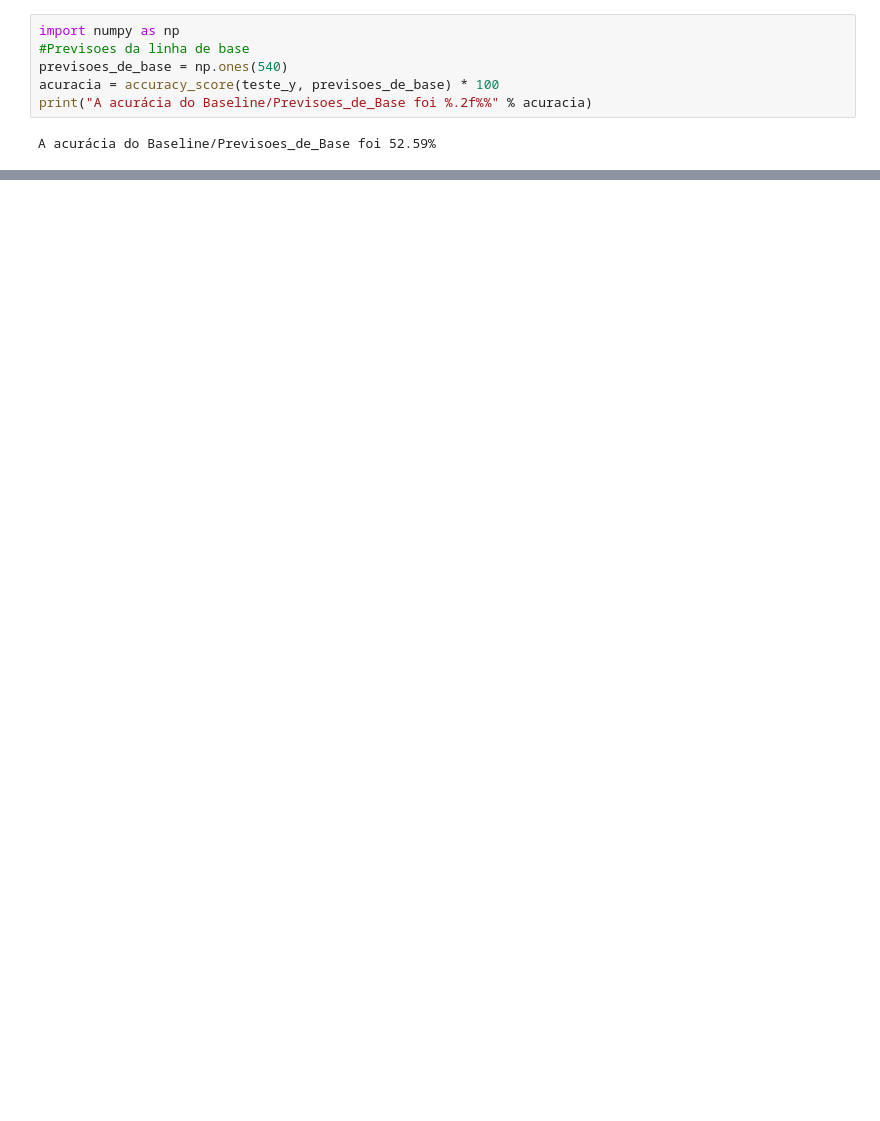
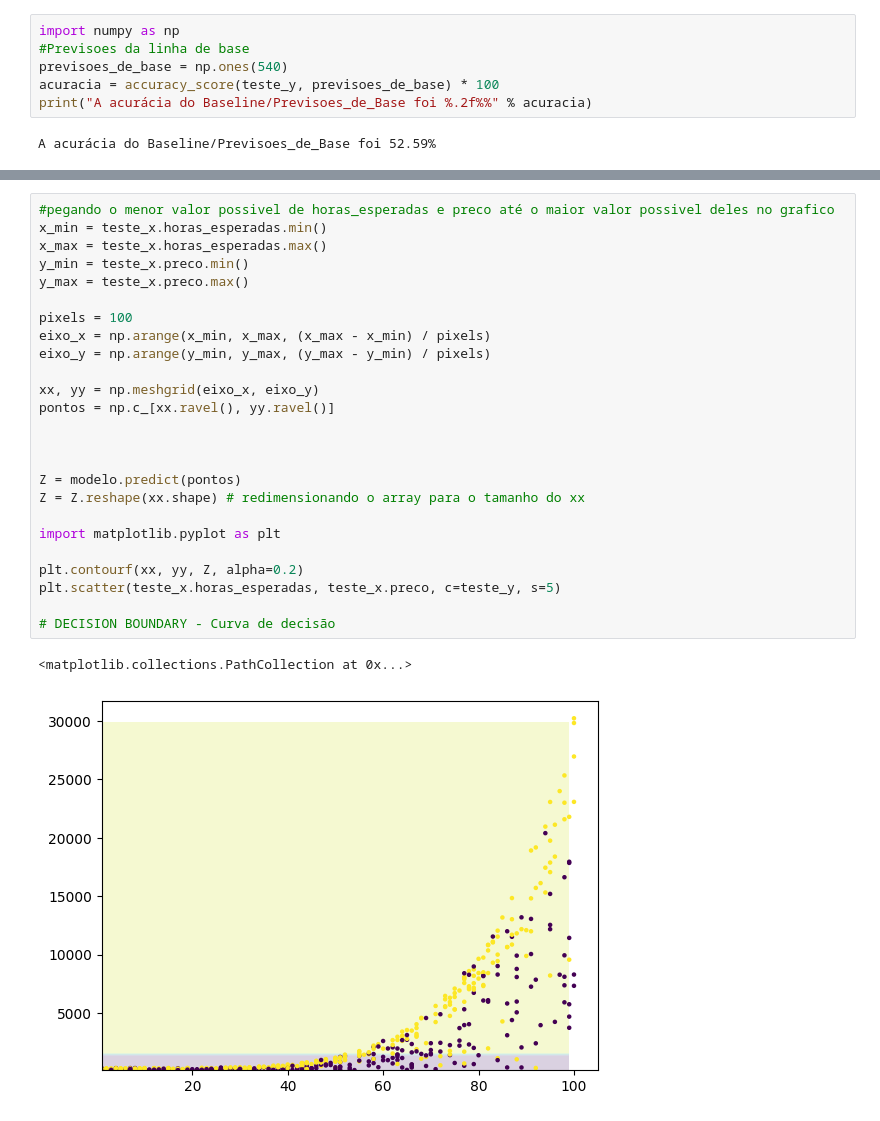
Before and after one commit to Madtheusss/Machine_Learning_SKLearn, a Jupyter notebook: Introducao_a_Machine_Learning_Projeto_3.ipynb, the cells around one changed output, grey strips where cells are left out. Saved outputs shown, nothing was run; the diff lists cells and outputs as text; blank space fills up the shorter version.

```diff
--- a/Introducao_a_Machine_Learning_Projeto_3.ipynb
+++ b/Introducao_a_Machine_Learning_Projeto_3.ipynb
@@ -128,0 +209,28 @@ A acurácia do Baseline/Previsoes_de_Base foi 52.59%
+# %%
+#pegando o menor valor possivel de horas_esperadas e preco até o maior valor possivel deles no grafico
+x_min = teste_x.horas_esperadas.min()
+x_max = teste_x.horas_esperadas.max()
+y_min = teste_x.preco.min()
+y_max = teste_x.preco.max()
+
+pixels = 100
+eixo_x = np.arange(x_min, x_max, (x_max - x_min) / pixels)
+eixo_y = np.arange(y_min, y_max, (y_max - y_min) / pixels)
+
+xx, yy = np.meshgrid(eixo_x, eixo_y)
+pontos = np.c_[xx.ravel(), yy.ravel()]
+
+
+
+Z = modelo.predict(pontos)
+Z = Z.reshape(xx.shape) # redimensionando o array para o tamanho do xx
+
+import matplotlib.pyplot as plt
+
+plt.contourf(xx, yy, Z, alpha=0.2)
+plt.scatter(teste_x.horas_esperadas, teste_x.preco, c=teste_y, s=5)
+
+# DECISION BOUNDARY - Curva de decisão
+# %% [output]
+<matplotlib.collections.PathCollection at 0x...>
+[figure, added]
```
Also changed, not shown: parts of 11 cells of this notebook, 1 other file.
